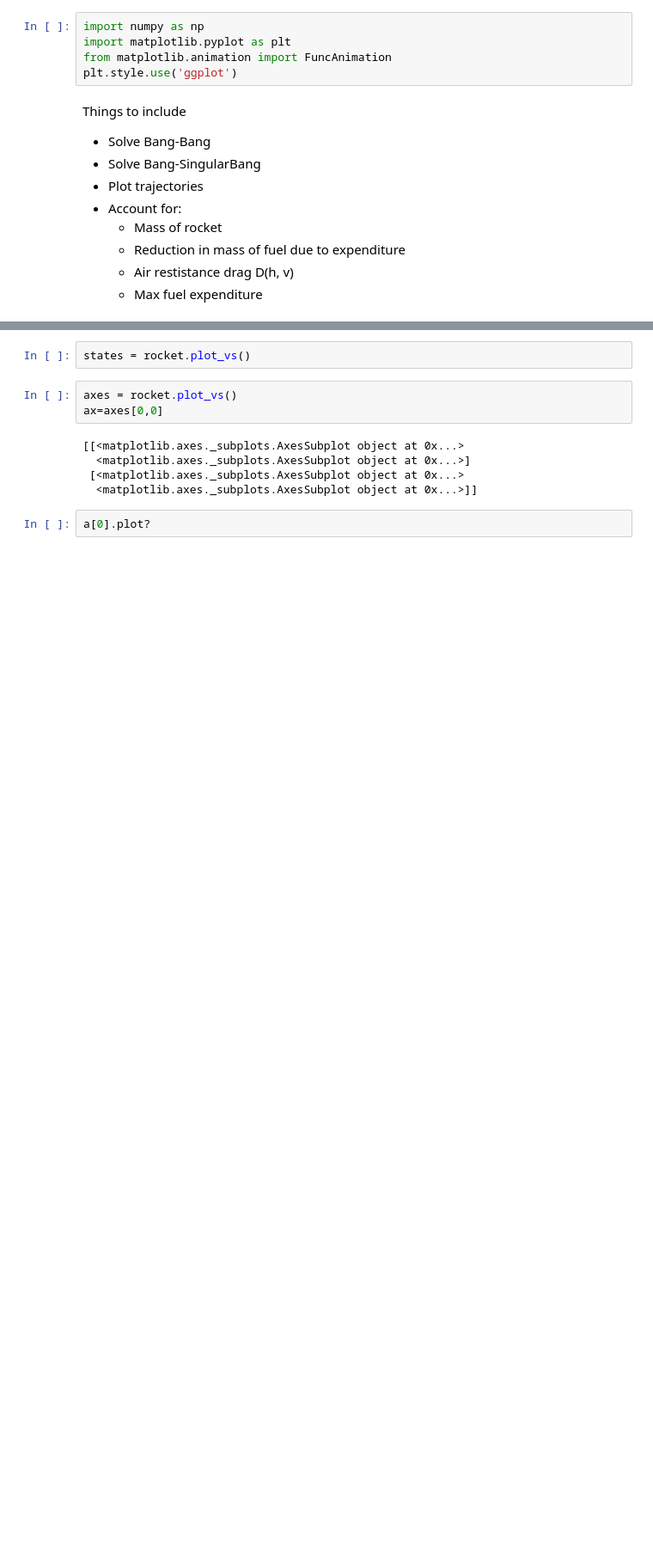
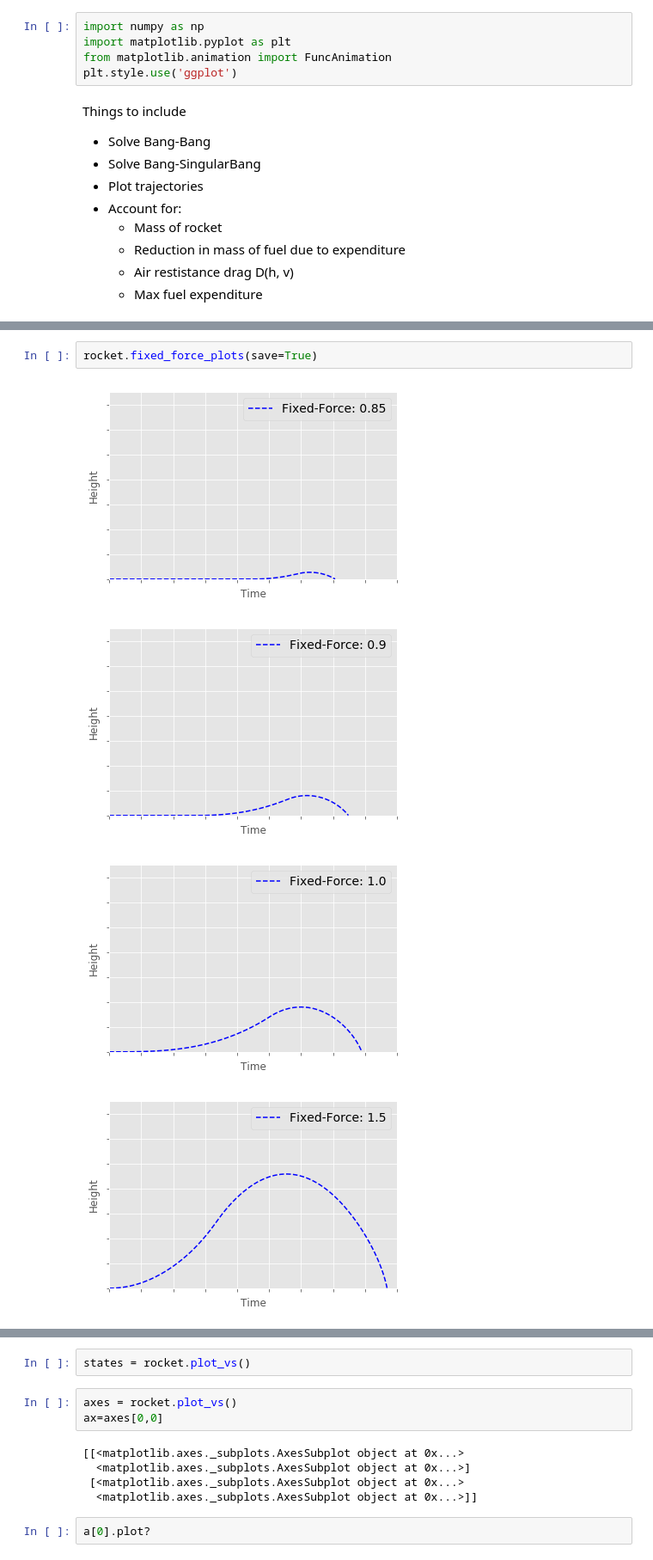
Before and after one commit to Scowley4/RocketControlTheory, a Jupyter notebook: rocket.ipynb, the cells around one changed output, grey strips where cells are left out. Shown: that part at 86% size. Cells and saved outputs as stored; diff of their text form; blank space fills up the shorter version.

Commit message:
Added some graphing stuff

```diff
--- a/rocket.ipynb
+++ b/rocket.ipynb
@@ -262,3 +310,10 @@ drag = lambda v,h: 310*v**2*np.exp(500*(1-h))
 Ddrag = lambda v,h: 620*v*np.exp(500*(1-h))
 
 rocket = Rocket(dry_mass, fuel_mass, f_max=3.5, verbose=0)
+# %%
+rocket.fixed_force_plots(save=True)
+# %% [output]
+[figure, added]
+[figure, added]
+[figure, added]
+[figure, added]
```
Also changed, not shown: parts of 8 cells of this notebook.
